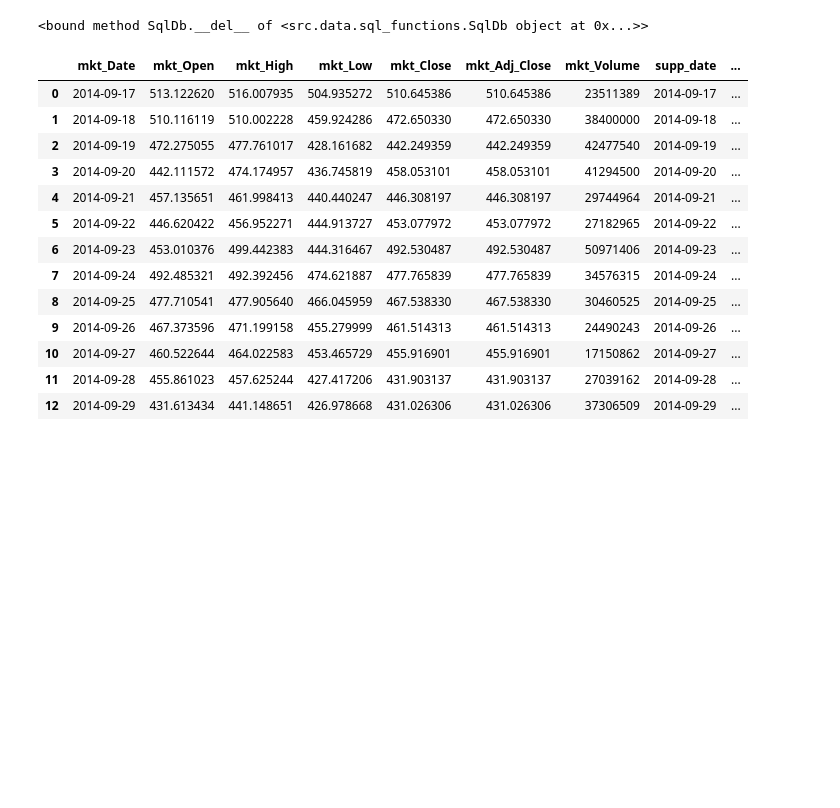
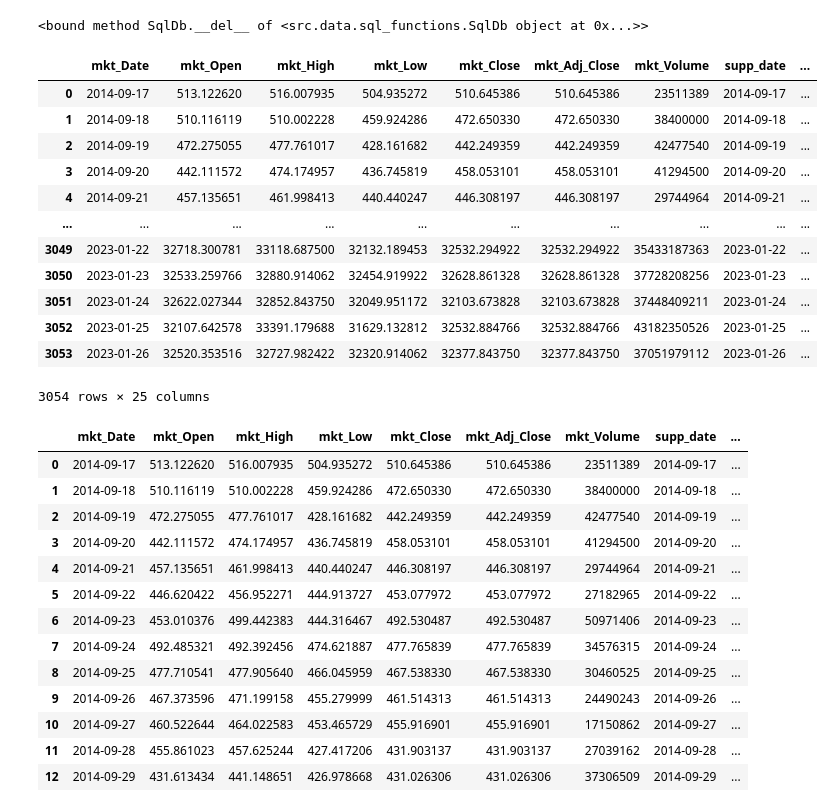
Before and after one commit to darrenlawton/btc_trader_team_five, a Jupyter notebook: notebooks/dl_btc_return_linear_regression.ipynb, the cells around one changed output. Saved outputs shown, nothing was run; the diff lists cells and outputs as text; code cells hidden in the pictures; blank space fills up the shorter version.

```diff
--- a/notebooks/dl_btc_return_linear_regression.ipynb
+++ b/notebooks/dl_btc_return_linear_regression.ipynb
@@ -56,6 +56,22 @@ df_btc_input = conn.query(get_query, True)
 conn.__del__
 # %% [output]
 <bound method SqlDb.__del__ of <src.data.sql_functions.SqlDb object at 0x...>>
+# %%
+df_btc_input
+# %% [output]
+|  | mkt_Date | mkt_Open | mkt_High | mkt_Low | mkt_Close | mkt_Adj_Close | mkt_Volume | supp_date | ... |
+| 0 | 2014-09-17 | 513.122620 | 516.007935 | 504.935272 | 510.645386 | 510.645386 | 23511389 | 2014-09-17 | ... |
+| 1 | 2014-09-18 | 510.116119 | 510.002228 | 459.924286 | 472.650330 | 472.650330 | 38400000 | 2014-09-18 | ... |
+| 2 | 2014-09-19 | 472.275055 | 477.761017 | 428.161682 | 442.249359 | 442.249359 | 42477540 | 2014-09-19 | ... |
+| 3 | 2014-09-20 | 442.111572 | 474.174957 | 436.745819 | 458.053101 | 458.053101 | 41294500 | 2014-09-20 | ... |
+| 4 | 2014-09-21 | 457.135651 | 461.998413 | 440.440247 | 446.308197 | 446.308197 | 29744964 | 2014-09-21 | ... |
+| ... | ... | ... | ... | ... | ... | ... | ... | ... | ... |
+| 3049 | 2023-01-22 | 32718.300781 | 33118.687500 | 32132.189453 | 32532.294922 | 32532.294922 | 35433187363 | 2023-01-22 | ... |
+| 3050 | 2023-01-23 | 32533.259766 | 32880.914062 | 32454.919922 | 32628.861328 | 32628.861328 | 37728208256 | 2023-01-23 | ... |
+| 3051 | 2023-01-24 | 32622.027344 | 32852.843750 | 32049.951172 | 32103.673828 | 32103.673828 | 37448409211 | 2023-01-24 | ... |
+| 3052 | 2023-01-25 | 32107.642578 | 33391.179688 | 31629.132812 | 32532.884766 | 32532.884766 | 43182350526 | 2023-01-25 | ... |
+| 3053 | 2023-01-26 | 32520.353516 | 32727.982422 | 32320.914062 | 32377.843750 | 32377.843750 | 37051979112 | 2023-01-26 | ... |
+3054 rows × 25 columns
 # %%
 # Create next day closing price variable, and new features
 df_btc_input['t_plus_1_Close'] = df_btc_input['mkt_Close'].shift(-1)
```
Also changed, not shown: parts of 4 cells of this notebook.
